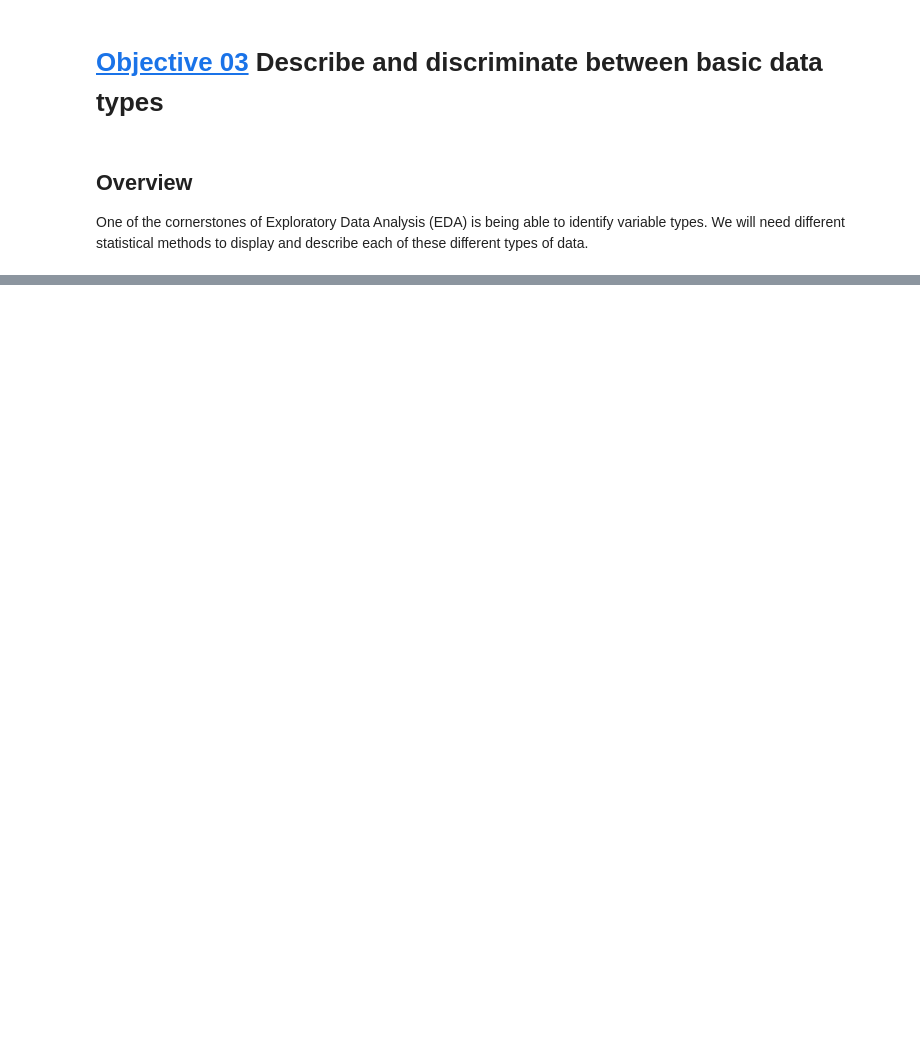
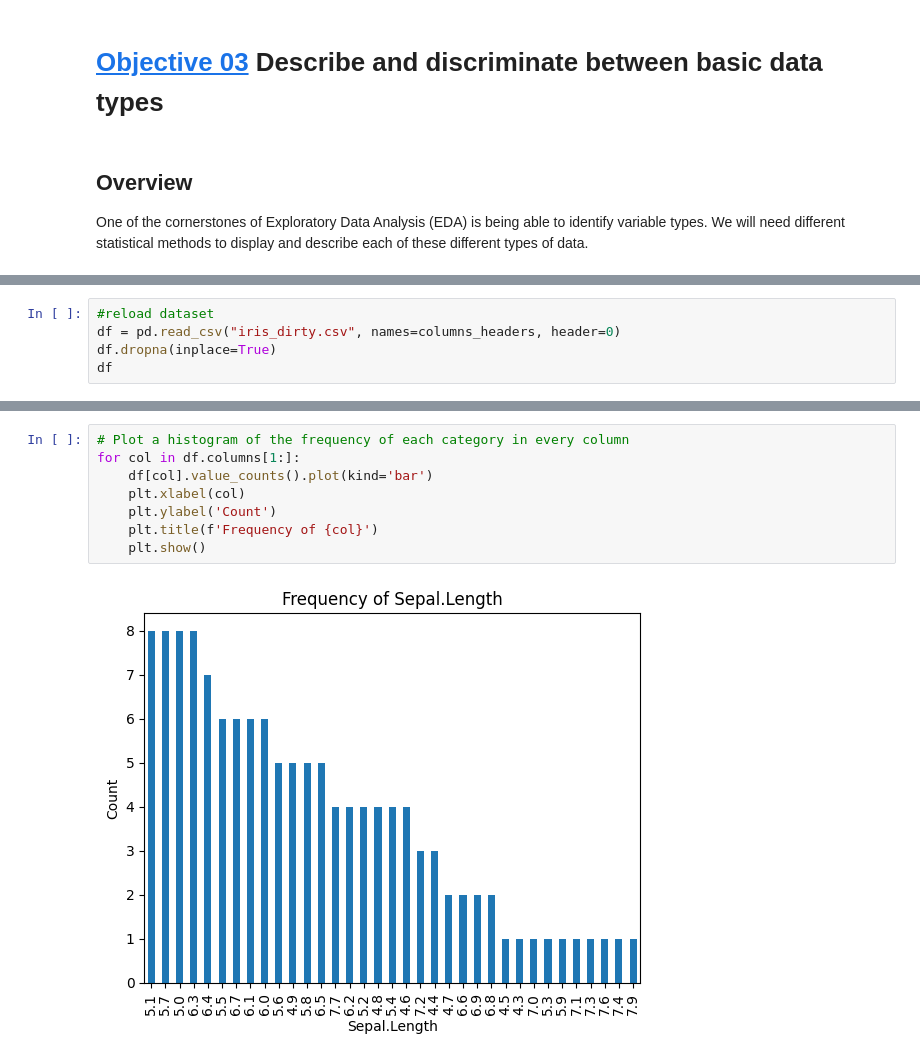
Before and after one commit to escher-bach/MachineLearningLab, a Jupyter notebook: Experiment1/Exploratory_Data_Analysis.ipynb, the cells around one changed output, grey strips where cells are left out. Saved outputs shown, nothing was run; the diff lists cells and outputs as text; blank space fills up the shorter version.

```diff
--- a/Experiment1/Exploratory_Data_Analysis.ipynb
+++ b/Experiment1/Exploratory_Data_Analysis.ipynb
@@ -338,0 +377,5 @@ One of the cornerstones of Exploratory Data Analysis (EDA) is being able to iden
+# %%
+#reload dataset
+df = pd.read_csv("iris_dirty.csv", names=columns_headers, header=0)
+df.dropna(inplace=True)
+df
@@ -338,0 +416,10 @@ One of the cornerstones of Exploratory Data Analysis (EDA) is being able to iden
+# %%
+# Plot a histogram of the frequency of each category in every column
+for col in df.columns[1:]:
+    df[col].value_counts().plot(kind='bar')
+    plt.xlabel(col)
+    plt.ylabel('Count')
+    plt.title(f'Frequency of {col}')
+    plt.show()
+# %% [output]
+[figure, added]
```
Also changed, not shown: parts of 15 cells of this notebook, 4 other files.
